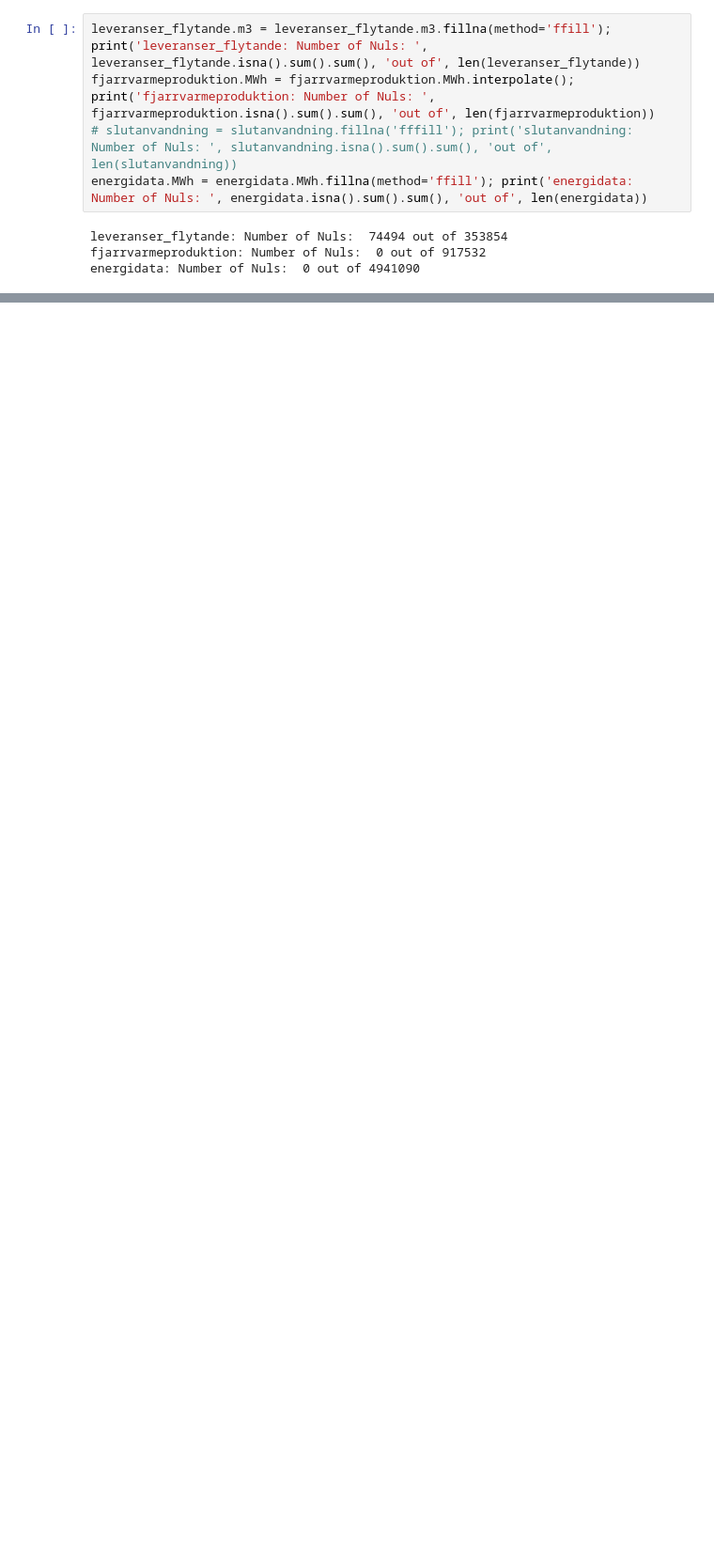
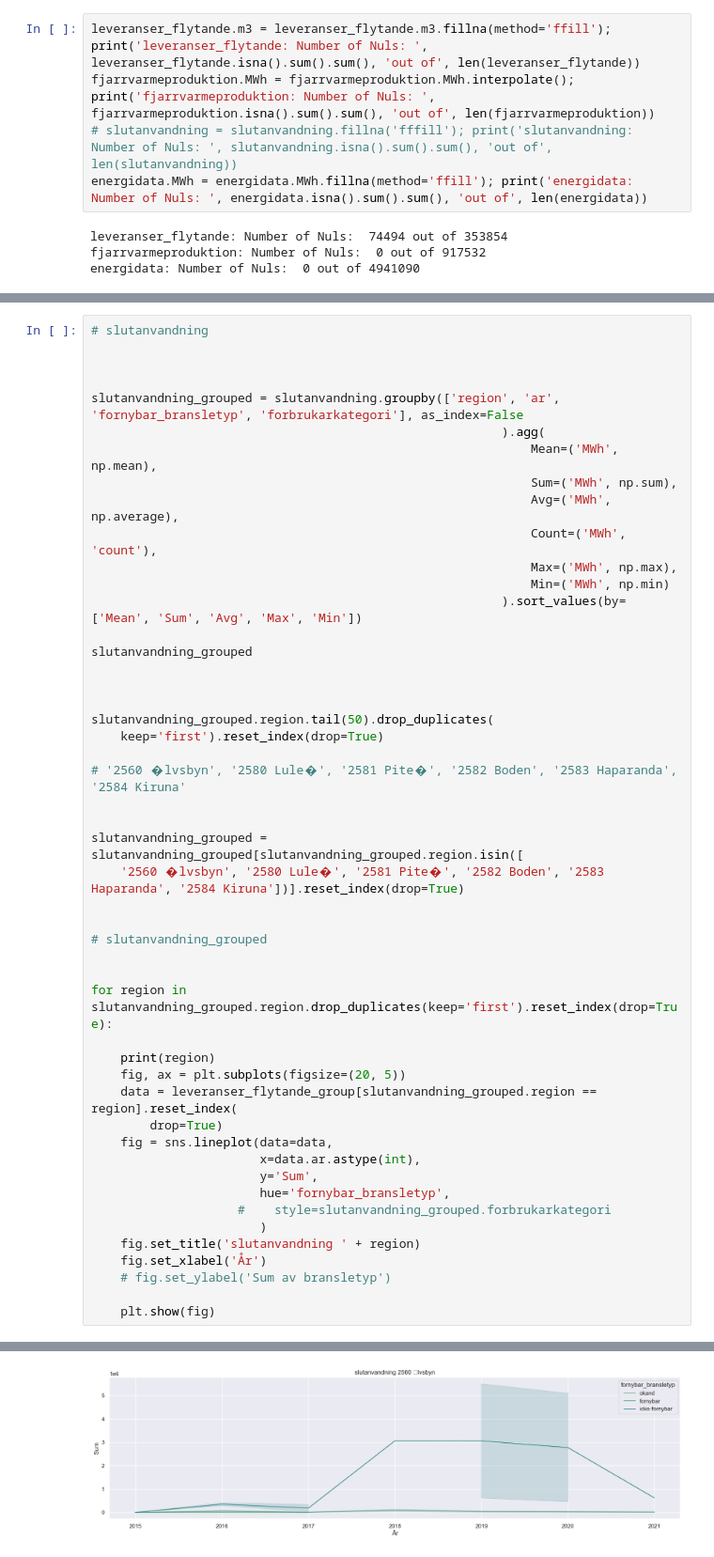
Before and after one commit to mnikolop/case3-swedish-energy, a Jupyter notebook: code/4-descriptive-analysis.ipynb, the cells around one changed output, grey strips where cells are left out. Shown at 94% size. Saved outputs shown, nothing was run; the diff lists cells and outputs as text; blank space fills up the shorter version.

```diff
--- a/code/4-descriptive-analysis.ipynb
+++ b/code/4-descriptive-analysis.ipynb
@@ -225,0 +297,50 @@ for region in leveranser_flytande_group.region.drop_duplicates(keep='first').res
+# %%
+# slutanvandning
+
+
+
+slutanvandning_grouped = slutanvandning.groupby(['region', 'ar', 'fornybar_bransletyp', 'forbrukarkategori'], as_index=False
+                                                        ).agg(
+                                                            Mean=('MWh', np.mean),
+                                                            Sum=('MWh', np.sum),
+                                                            Avg=('MWh', np.average),
+                                                            Count=('MWh', 'count'),
+                                                            Max=('MWh', np.max),
+                                                            Min=('MWh', np.min)
+                                                        ).sort_values(by=['Mean', 'Sum', 'Avg', 'Max', 'Min'])
+
+slutanvandning_grouped
+
+
+
+slutanvandning_grouped.region.tail(50).drop_duplicates(
+    keep='first').reset_index(drop=True)
+
+# '2560 �lvsbyn', '2580 Lule�', '2581 Pite�', '2582 Boden', '2583 Haparanda', '2584 Kiruna'
+
+
+slutanvandning_grouped = slutanvandning_grouped[slutanvandning_grouped.region.isin([
+    '2560 �lvsbyn', '2580 Lule�', '2581 Pite�', '2582 Boden', '2583 Haparanda', '2584 Kiruna'])].reset_index(drop=True)
+
+
+# slutanvandning_grouped
+
+
+for region in slutanvandning_grouped.region.drop_duplicates(keep='first').reset_index(drop=True):
+
+    print(region)
+    fig, ax = plt.subplots(figsize=(20, 5))
+    data = leveranser_flytande_group[slutanvandning_grouped.region == region].reset_index(
+        drop=True)
+    fig = sns.lineplot(data=data,
+                       x=data.ar.astype(int),
+                       y='Sum',
+                       hue='fornybar_bransletyp',
+                    #    style=slutanvandning_grouped.forbrukarkategori
+                       )
+    fig.set_title('slutanvandning ' + region)
+    fig.set_xlabel('År')
+    # fig.set_ylabel('Sum av bransletyp')
+
+    plt.show(fig)
+# %% [output]
@@ -225,0 +348 @@ for region in leveranser_flytande_group.region.drop_duplicates(keep='first').res
+[figure, added]
```
Also changed, not shown: parts of 25 cells of this notebook, 1 other file.
